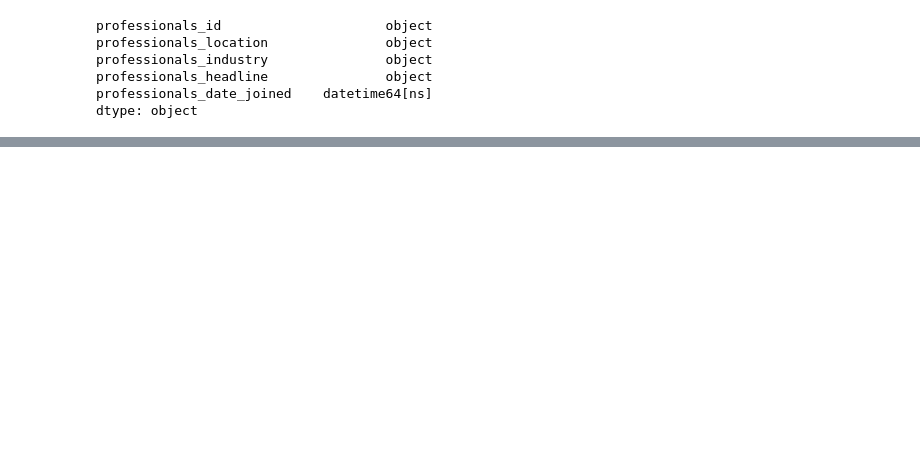
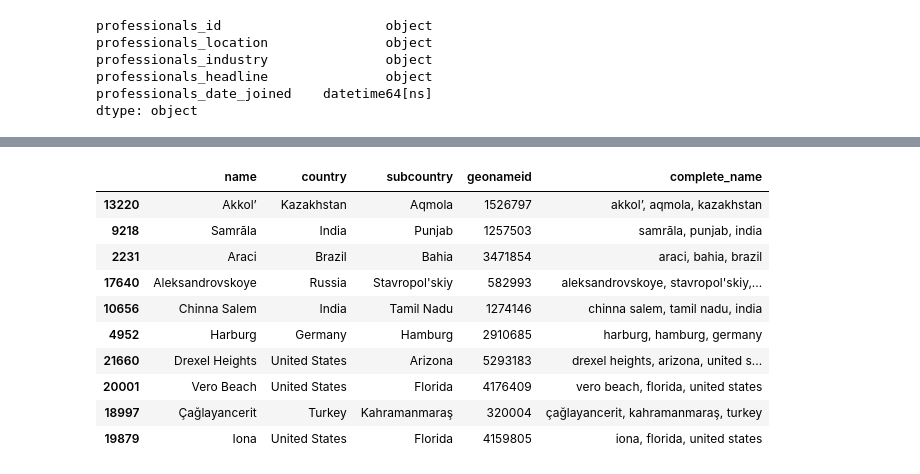
Before and after one commit to rodixxi/ds-for-good-kaggle, a Jupyter notebook: notebooks/ds-for-good-kaggle.ipynb, the cells around one changed output, grey strips where cells are left out. Cells and saved outputs as stored; diff of their text form; code cells hidden in the pictures; blank space fills up the shorter version.

```diff
--- a/notebooks/ds-for-good-kaggle.ipynb
+++ b/notebooks/ds-for-good-kaggle.ipynb
@@ -132,0 +107,18 @@ correct_industry = []
+# %%
+world_cities = pd.read_csv("../data/world_cities.csv")
+world_cities['complete_name'] = world_cities['name'].astype(str) + ', ' + world_cities['subcountry'].astype(str) + ', ' + world_cities['country'].astype(str)
+world_cities['complete_name'] = world_cities['complete_name'].str.lower()
+# %%
+world_cities.sample(10)
+# %% [output]
+|  | name | country | subcountry | geonameid | complete_name |
+| 13220 | Akkol’ | Kazakhstan | Aqmola | 1526797 | akkol’, aqmola, kazakhstan |
+| 9218 | Samrāla | India | Punjab | 1257503 | samrāla, punjab, india |
+| 2231 | Araci | Brazil | Bahia | 3471854 | araci, bahia, brazil |
+| 17640 | Aleksandrovskoye | Russia | Stavropol'skiy | 582993 | aleksandrovskoye, stavropol'skiy,... |
+| 10656 | Chinna Salem | India | Tamil Nadu | 1274146 | chinna salem, tamil nadu, india |
+| 4952 | Harburg | Germany | Hamburg | 2910685 | harburg, hamburg, germany |
+| 21660 | Drexel Heights | United States | Arizona | 5293183 | drexel heights, arizona, united s... |
+| 20001 | Vero Beach | United States | Florida | 4176409 | vero beach, florida, united states |
+| 18997 | Çağlayancerit | Turkey | Kahramanmaraş | 320004 | çağlayancerit, kahramanmaraş, turkey |
+| 19879 | Iona | United States | Florida | 4159805 | iona, florida, united states |
```
Also changed, not shown: parts of 12 cells of this notebook, 2 other files.
